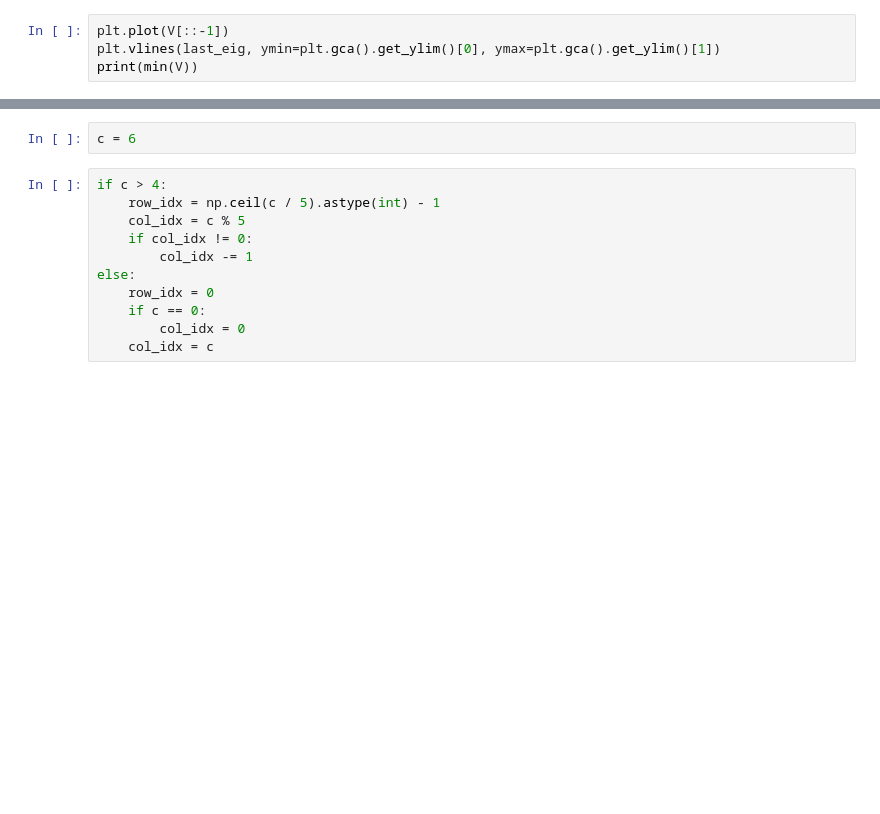
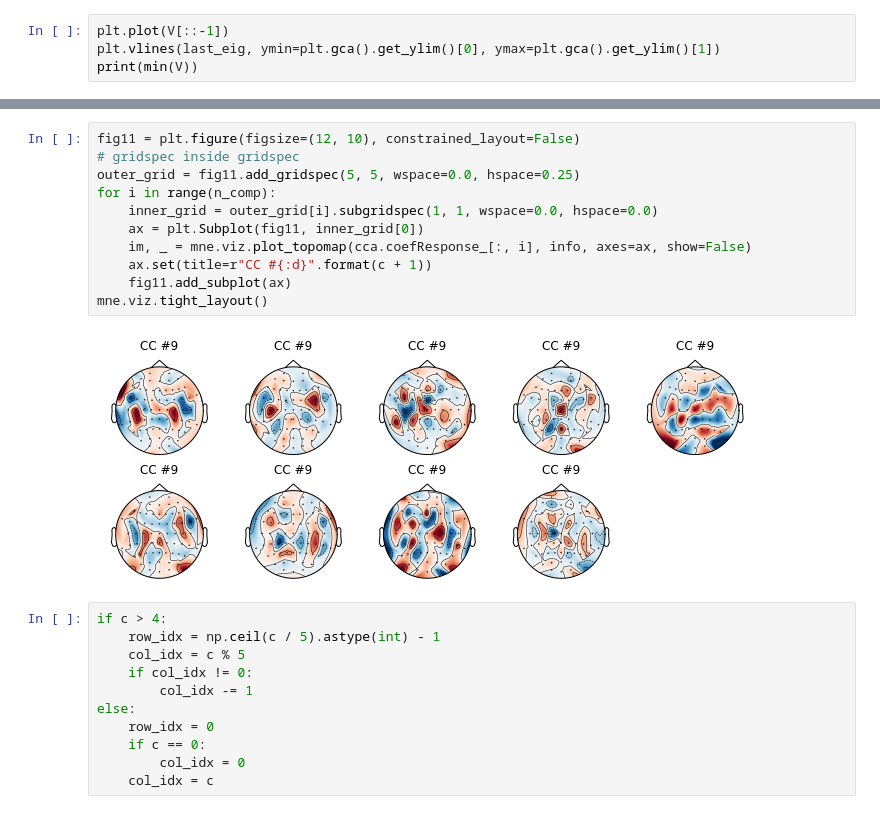
Before and after one commit to Hugo-W/pyEEG, a Jupyter notebook: docs/source/examples/CCA_envelope_p4.ipynb, the cells around one changed output, grey strips where cells are left out. Saved outputs shown, nothing was run; the diff lists cells and outputs as text; blank space fills up the shorter version.

```diff
--- a/docs/source/examples/CCA_envelope_p4.ipynb
+++ b/docs/source/examples/CCA_envelope_p4.ipynb
@@ -169,5 +158,16 @@ IndexError: index 5 is out of bounds for axis 0 with size 2
-# %%
-c = 6
+# %%
+fig11 = plt.figure(figsize=(12, 10), constrained_layout=False)
+# gridspec inside gridspec
+outer_grid = fig11.add_gridspec(5, 5, wspace=0.0, hspace=0.25)
+for i in range(n_comp):
+    inner_grid = outer_grid[i].subgridspec(1, 1, wspace=0.0, hspace=0.0)
+    ax = plt.Subplot(fig11, inner_grid[0])
+    im, _ = mne.viz.plot_topomap(cca.coefResponse_[:, i], info, axes=ax, show=False)
+    ax.set(title=r"CC #{:d}".format(c + 1))
+    fig11.add_subplot(ax)
+mne.viz.tight_layout()
+# %% [output]
+[figure, added]
 # %%
 if c > 4:
     row_idx = np.ceil(c / 5).astype(int) - 1
```
Also changed, not shown: parts of 3 cells of this notebook.
